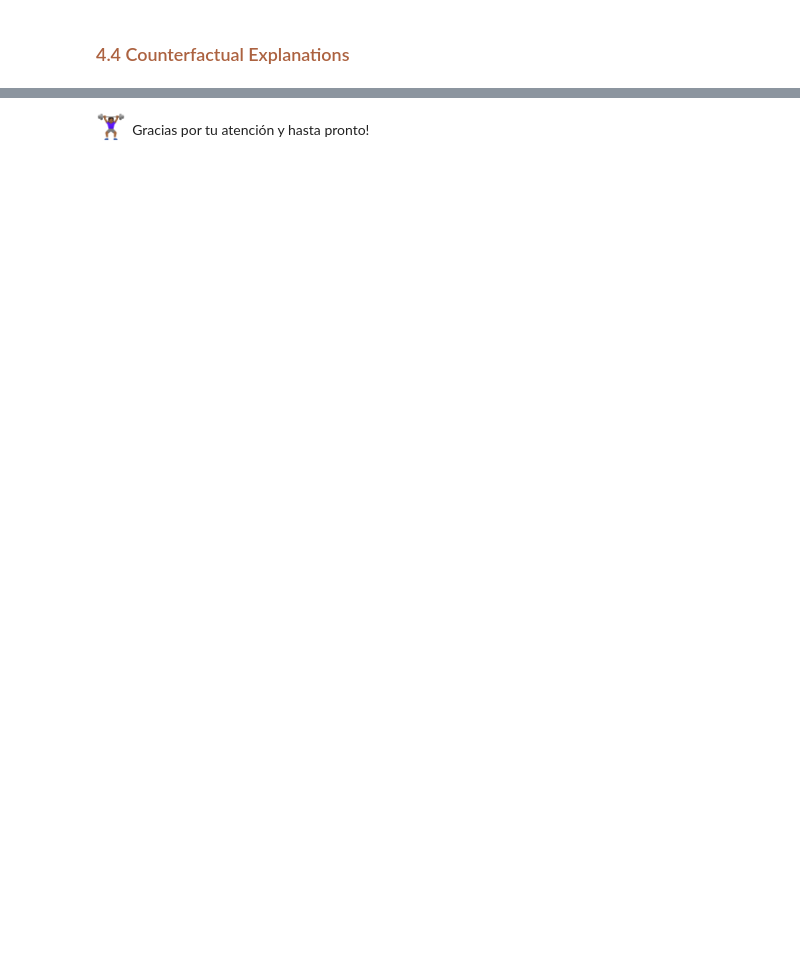
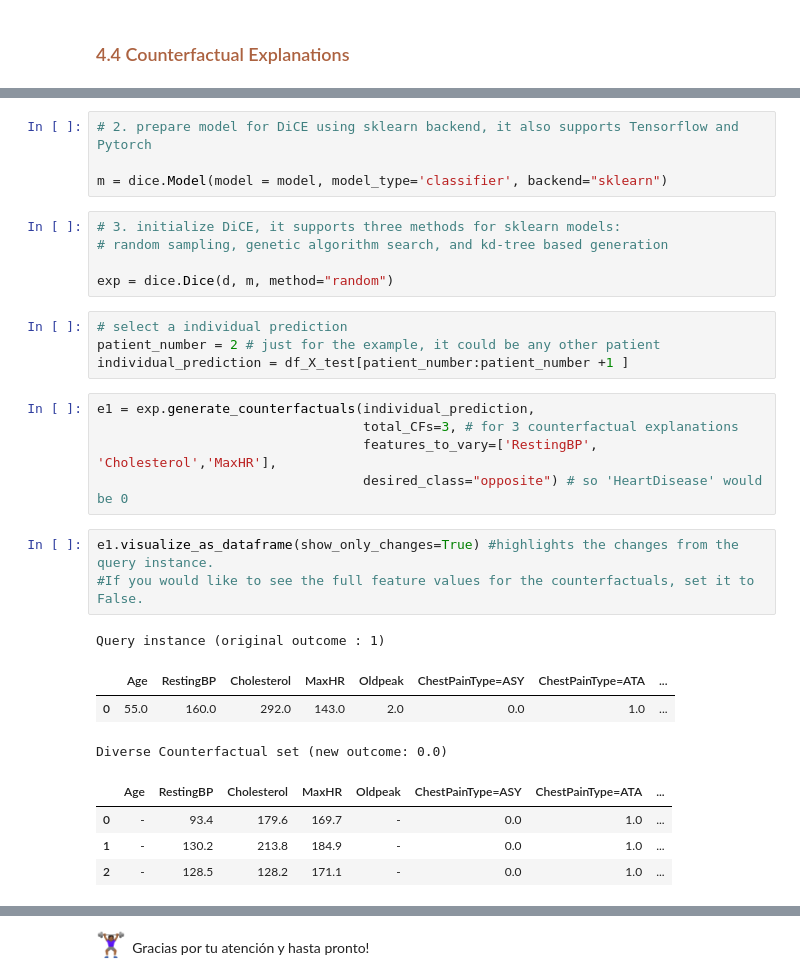
Before and after one commit to MMdeCastro/Uncertainty_Quantification_XAI, a Jupyter notebook: XAI.ipynb, the cells around one changed output, grey strips where cells are left out. Drawn from its saved outputs; the diff is of its cells as text; blank space fills up the shorter version.

Commit message:
finish Counterfactual Explanations

```diff
--- a/XAI.ipynb
+++ b/XAI.ipynb
@@ -752,0 +785,30 @@ Para entender en profundidad cómo se calculan, recomendamos de nuevo el libro d
+# %%
+# 2. prepare model for DiCE using sklearn backend, it also supports Tensorflow and Pytorch
+
+m = dice.Model(model = model, model_type='classifier', backend="sklearn")
+# %%
+# 3. initialize DiCE, it supports three methods for sklearn models:
+# random sampling, genetic algorithm search, and kd-tree based generation
+
+exp = dice.Dice(d, m, method="random")
+# %%
+# select a individual prediction
+patient_number = 2 # just for the example, it could be any other patient
+individual_prediction = df_X_test[patient_number:patient_number +1 ]
+# %%
+e1 = exp.generate_counterfactuals(individual_prediction,
+                                  total_CFs=3, # for 3 counterfactual explanations
+                                  features_to_vary=['RestingBP', 'Cholesterol','MaxHR'],
+                                  desired_class="opposite") # so 'HeartDisease' would be 0
+# %%
+e1.visualize_as_dataframe(show_only_changes=True) #highlights the changes from the query instance.
+#If you would like to see the full feature values for the counterfactuals, set it to False.
+# %% [output]
+Query instance (original outcome : 1)
+|  | Age | RestingBP | Cholesterol | MaxHR | Oldpeak | ChestPainType=ASY | ChestPainType=ATA | ... |
+| 0 | 55.0 | 160.0 | 292.0 | 143.0 | 2.0 | 0.0 | 1.0 | ... |
+Diverse Counterfactual set (new outcome: 0.0)
+|  | Age | RestingBP | Cholesterol | MaxHR | Oldpeak | ChestPainType=ASY | ChestPainType=ATA | ... |
+| 0 | - | 93.4 | 179.6 | 169.7 | - | 0.0 | 1.0 | ... |
+| 1 | - | 130.2 | 213.8 | 184.9 | - | 0.0 | 1.0 | ... |
+| 2 | - | 128.5 | 128.2 | 171.1 | - | 0.0 | 1.0 | ... |
```
Also changed, not shown: parts of 52 cells of this notebook, 2 other files.
